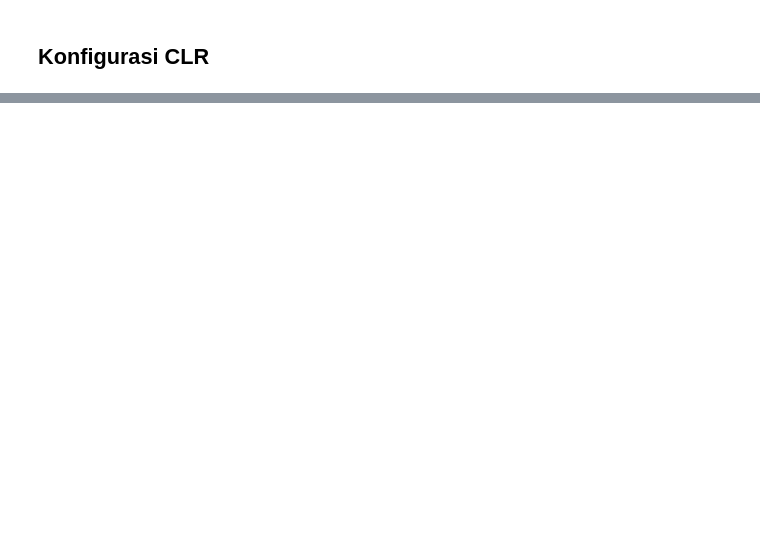
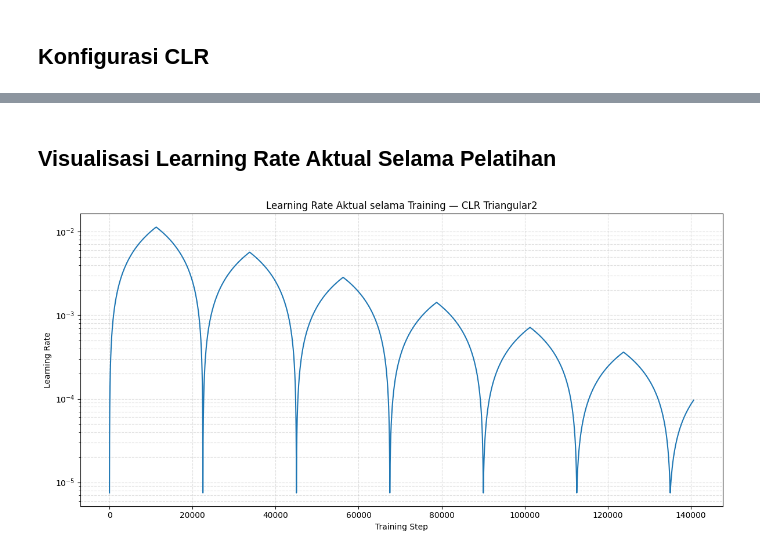
Before and after one commit to Noelsip/final-task, a Jupyter notebook: Tugas_Akhir_CNN.ipynb, the cells around one changed output, grey strips where cells are left out. Cells and saved outputs as stored; diff of their text form; code cells hidden in the pictures; blank space fills up the shorter version.

```diff
--- a/Tugas_Akhir_CNN.ipynb
+++ b/Tugas_Akhir_CNN.ipynb
@@ -2342,0 +2265,42 @@ NameError: name 'fixed_best_epoch' is not defined
+# %% [markdown]
+## Visualisasi Learning Rate Aktual Selama Pelatihan
+# %%
+# Membuat area gambar untuk learning rate aktual.
+plt.figure(figsize=(12, 6))
+
+# Menggambar learning rate aktual terhadap training step.
+plt.plot(
+    clr_lr_history["Training Step"],
+    clr_lr_history["Learning Rate"],
+    linewidth=1.5
+)
+
+# Memberikan label pada sumbu horizontal.
+plt.xlabel("Training Step")
+
+# Memberikan label pada sumbu vertikal.
+plt.ylabel("Learning Rate")
+
+# Memberikan judul grafik learning rate aktual.
+plt.title(
+    "Learning Rate Aktual selama Training — CLR Triangular2"
+)
+
+# Menggunakan skala logaritmik pada sumbu learning rate.
+plt.yscale("log")
+
+# Menampilkan grid utama dan grid minor.
+plt.grid(
+    True,
+    linestyle="--",
+    which="both",
+    alpha=0.4
+)
+
+# Menyesuaikan tata letak elemen grafik.
+plt.tight_layout()
+
+# Menampilkan grafik.
+plt.show()
+# %% [output]
+[figure, added]
```
Also changed, not shown: parts of 76 cells of this notebook.
